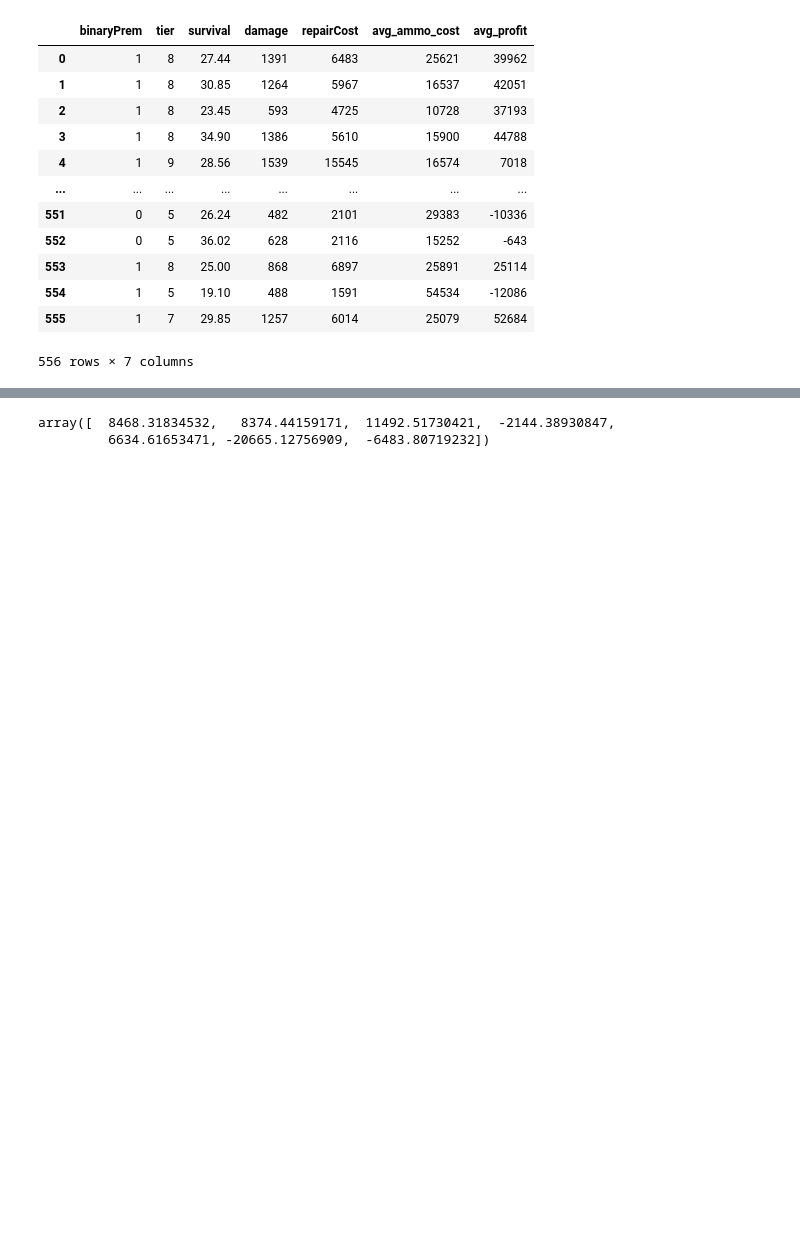
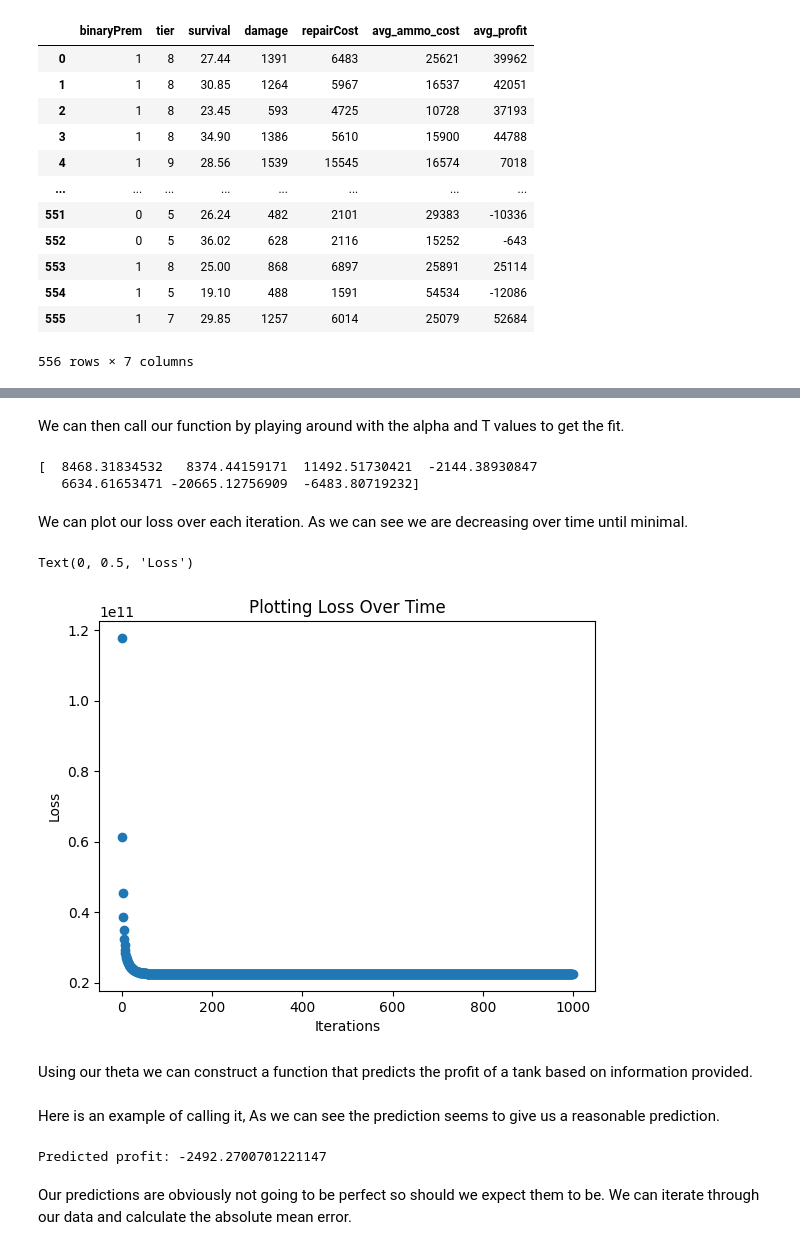
Before and after one commit to jeffreyLyngdoh/Final-Tutorial-World-of-Tank-deep-dive, a Jupyter notebook: book.ipynb, the cells around one changed output, grey strips where cells are left out. Saved outputs shown, nothing was run; the diff lists cells and outputs as text; code cells hidden in the pictures; blank space fills up the shorter version.

```diff
--- a/book.ipynb
+++ b/book.ipynb
@@ -366,13 +358,0 @@ def gradientDescent(X, y, theta, alpha, iterations):
-# %%
-y = trainingData["avg_profit"]
-X = trainingData.drop("avg_profit", axis=1)
-# %%
-X = (X - np.mean(X, axis=0)) / np.std(X, axis=0)
-X = np.hstack((np.ones((X.shape[0], 1)), X))
-
-alpha = 0.05
-num_iterations = 10000
-theta = np.zeros(X.shape[1])
-# %%
-theta = gradientDescent(X, y, theta, alpha, num_iterations)
-print("Learned Parameters (Theta):", theta)
@@ -468,9 +382,27 @@ X_mean = np.mean(X, axis=0)
 X_std = np.std(X, axis=0)
 X = (X - X_mean) / X_std
 X = np.hstack((np.ones((X.shape[0], 1)), X))
+# %% [markdown]
+We can then call our function by playing around with the alpha and T values to get the fit.
 # %%
-theta, f = grad_descent(X, y, T=50000, alpha=0.001)
-theta
+
+T=1000
+alpha=0.001
+
+theta, f = grad_descent(X, y, T, alpha)
+print(theta)
 # %% [output]
-array([  8468.31834532,   8374.44159171,  11492.51730421,  -2144.38930847,
-         6634.61653471, -20665.12756909,  -6483.80719232])
+[  8468.31834532   8374.44159171  11492.51730421  -2144.38930847
+   6634.61653471 -20665.12756909  -6483.80719232]
+# %% [markdown]
+We can plot our loss over each iteration. As we can see we are decreasing over time until minimal.
+# %%
+plt.scatter(range(T), f)
+plt.title('Plotting Loss Over Time')
+plt.xlabel('Iterations')
+plt.ylabel('Loss')
+# %% [output]
+Text(0, 0.5, 'Loss')
+[figure, added]
+# %% [markdown]
+Using our theta we can construct a function that predicts the profit of a tank based on information provided.
@@ -477,3 +424,22 @@ array([  8468.31834532,   8374.44159171,  11492.51730421,  -2144.38930847,
+# %% [markdown]
+Here is an example of calling it, As we can see the prediction seems to give us a reasonable prediction.
+# %%
+prem = {True : 1, False : 0}
+
+prem = prem[False]
+tier = 7
+survival = 25.86
+damage = 894
+repairCost = 8700
+ammoCost = 20000
+
+profit = predictProfit(prem,tier,survival,damage,repairCost,ammoCost,theta)
+print("Predicted profit:", profit)
+# %% [output]
+Predicted profit: -2492.2700701221147
+# %% [markdown]
+Our predictions are obviously not going to be perfect so should we expect them to be.
+We can iterate through our data and calculate the absolute mean error.
 # %%
 predictions = trainingData.apply(
     lambda row:
```
Also changed, not shown: parts of 15 cells of this notebook, 1 other file.
